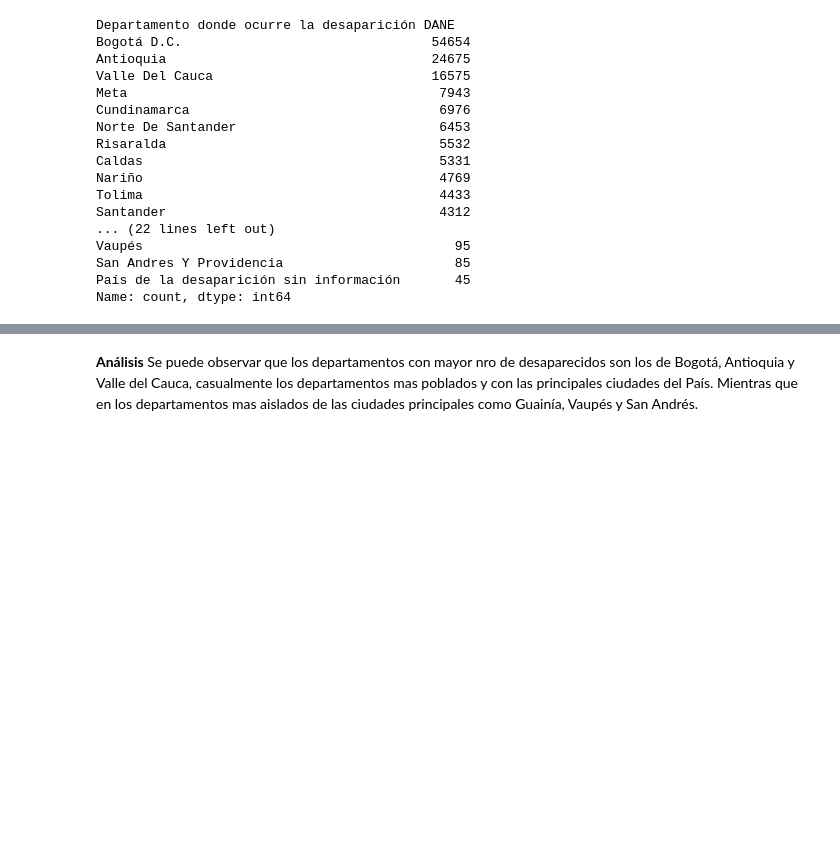
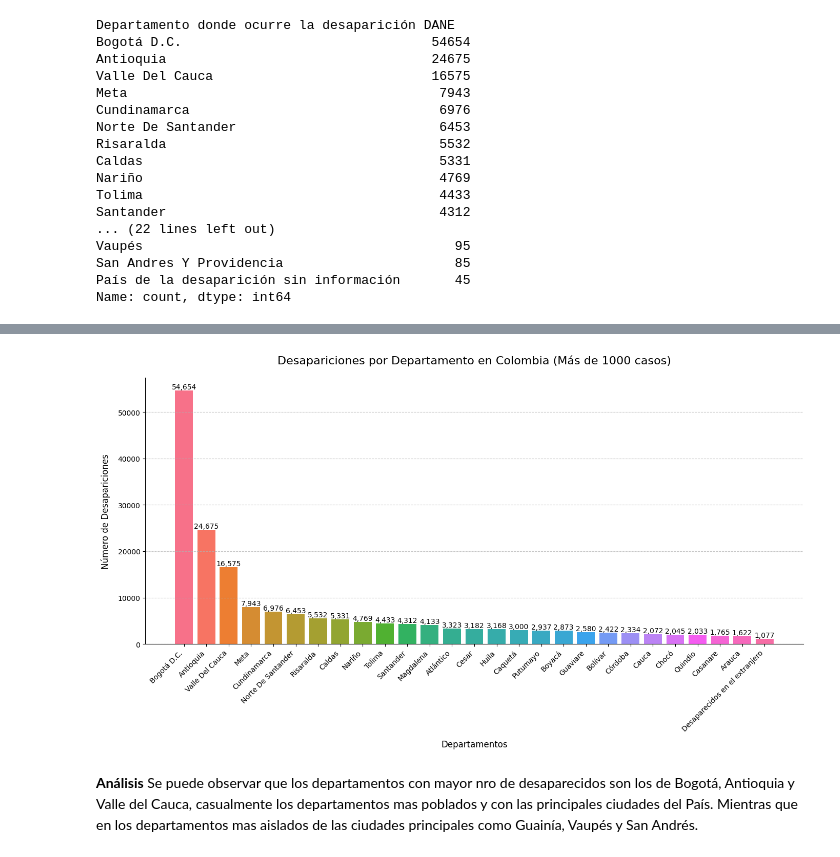
Before and after one commit to amatista696/BITrepository, a Jupyter notebook: Actividad2.ipynb, the cells around one changed output, grey strips where cells are left out. Saved outputs shown, nothing was run; the diff lists cells and outputs as text; code cells hidden in the pictures; blank space fills up the shorter version.

```diff
--- a/Actividad2.ipynb
+++ b/Actividad2.ipynb
@@ -67,3 +102,49 @@ plt.show()
+# %%
+# Filtrar y ordenar la data
+departamentos_filtrado = departamentos_count[departamentos_count > 1000].sort_values(ascending=False)
+
+# Figura
+fig, ax = plt.subplots(figsize=(14, 8))
+
+# Barplot
+bars = ax.bar(
+    departamentos_filtrado.index,
+    departamentos_filtrado.values,
+    color=sns.color_palette("husl", len(departamentos_filtrado))
+)
+
+# Customizar la apariencia
+ax.set_xlabel('Departamentos', fontsize=12, labelpad=10)
+ax.set_ylabel('Número de Desapariciones', fontsize=12, labelpad=10)
+ax.set_title('Desapariciones por Departamento en Colombia (Más de 1000 casos)', fontsize=16, pad=20)
+
+# rotar el eje x
+plt.xticks(rotation=45, ha='right')
+
+# Agregar leyendas
+for bar in bars:
+    height = bar.get_height()
+    ax.text(
+        bar.get_x() + bar.get_width()/2.,
+        height,
+        f'{int(height):,}',
+        ha='center',
+        va='bottom',
+        rotation=0,
+        fontsize=10
+    )
+
+# Gridlines
+ax.grid(axis='y', linestyle='--', alpha=0.7)
+
+# Removes spines de los laterales
+ax.spines['top'].set_visible(False)
+ax.spines['right'].set_visible(False)
+
+plt.tight_layout()
+plt.show()
+# %% [output]
+[figure, added]
 # %% [markdown]
 **Análisis**
 Se puede observar que los departamentos con mayor nro de desaparecidos son los de Bogotá, Antioquia y Valle del Cauca, casualmente los departamentos mas poblados y con las principales ciudades del País.
```
Also changed, not shown: parts of 6 cells of this notebook.
